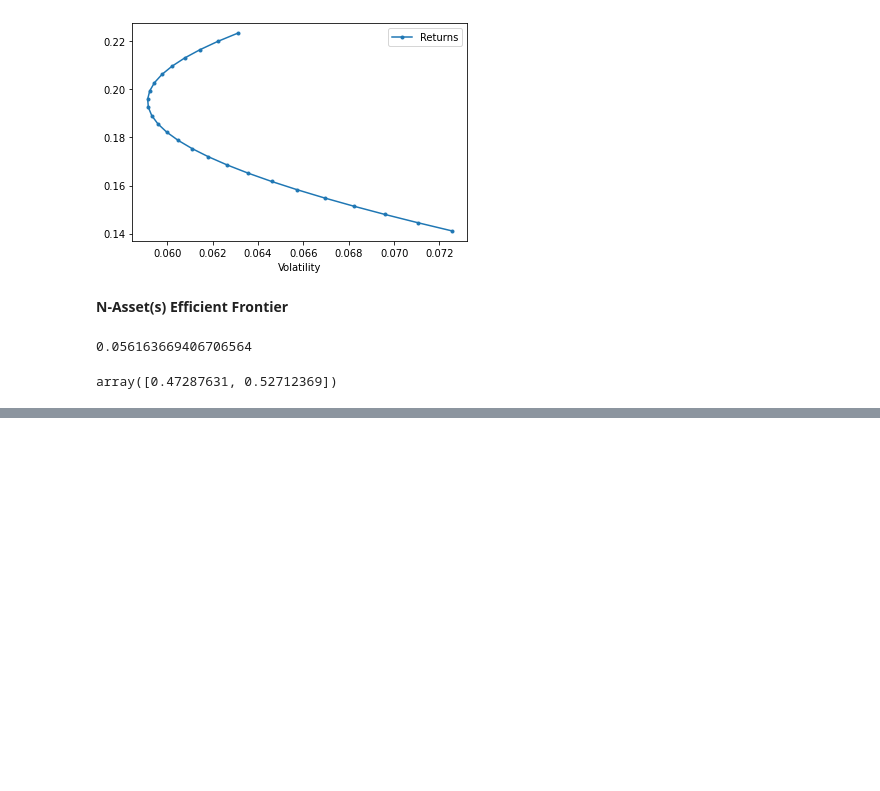
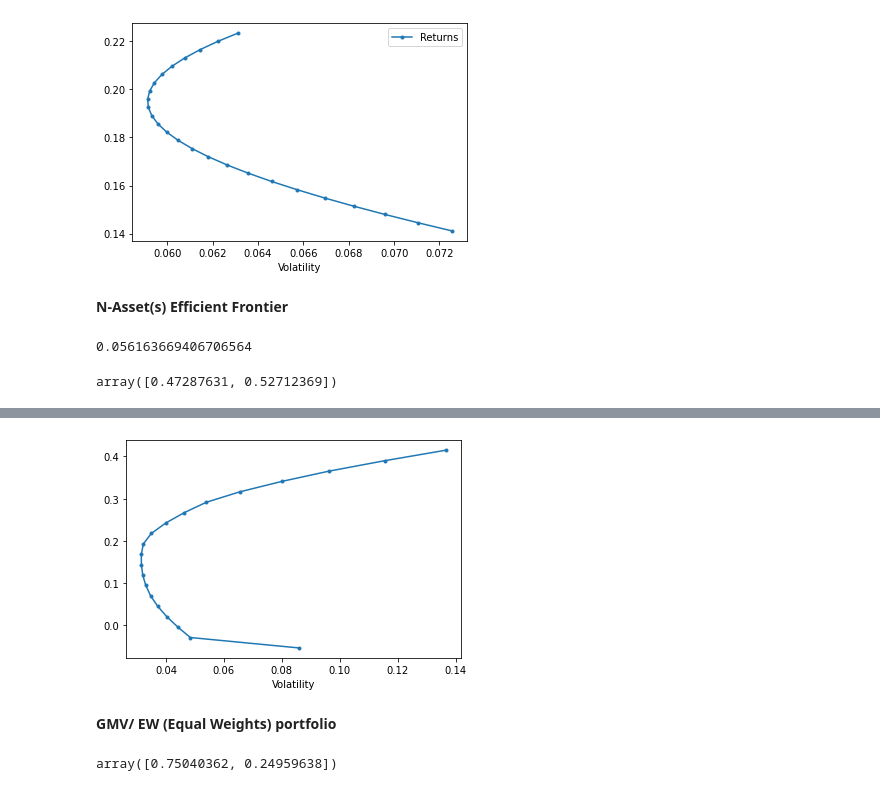
Before and after one commit to jade-lam/Coursera-EDHEC_InvMgt, a Jupyter notebook: EDHEC - Wk 2 - Intro to Portfolio Construction with Python.ipynb, the cells around one changed output, grey strips where cells are left out. Cells and saved outputs as stored; diff of their text form; code cells hidden in the pictures; blank space fills up the shorter version.

```diff
--- a/EDHEC - Wk 2 - Intro to Portfolio Construction with Python.ipynb
+++ b/EDHEC - Wk 2 - Intro to Portfolio Construction with Python.ipynb
@@ -259,0 +262,47 @@ erk.plot_ef(25, er[l], cov.loc[l,l])
+# %%
+def msr(riskfree_rate, er, cov):
+  # risk free rate + ER + COV to weights
+  n = er.shape[0]
+  init_guess = np.repeat(1/n, n)
+  bounds = ((0.0, 1.0),)*n #put a tuple of tuples
+  weights_sum_to_1= {
+      'type'  : 'eq',
+      'fun'   : lambda weights: np.sum(weights) -1
+  }
+  def neg_sharpe_ratio(weights, riskfree_rate, er, cov):
+    #return negative of sharpe ratio given weights
+    r = erk.portfolio_return(weights, er)
+    vol = erk.portfolio_vol(weights, cov)
+    return -(r-riskfree_rate)/ vol
+
+  results = minimize(neg_sharpe_ratio, init_guess,
+                     args=(riskfree_rate, er, cov,), method='SLSQP',
+                     options={'disp': False},
+                     constraints=(weights_sum_to_1),
+                     bounds=bounds)
+  return results.x
+# %%
+ind = erk.get_ind_returns()
+er = erk.annualize_rets(ind['1996':'2000'], 12)
+cov = ind['1996':'2000'].cov()
+# %%
+ax = erk.plot_ef(20, er, cov)
+#ax.set_xlim(left=0)
+rf = 0.1
+w_msr = msr(rf, er, cov)
+r_msr = erk.portfolio_return(w_msr, er)
+vol_msr = erk.portfolio_vol(w_msr, cov)
+
+#add CML
+cml_x = [0, vol_msr]
+cml_y = [rf, r_msr]
+#ax.plot(cml_x, cml_y, color='green', marker='o', linestyle='dashed')
+# %% [output]
+[figure, added]
+# %% [markdown]
+**GMV/ EW (Equal Weights) portfolio**
+# %%
+l = ['Food', 'Steel']
+erk.msr(0.1, er[l], cov.loc[l,l])
+# %% [output]
+array([0.75040362, 0.24959638])
```
Also changed, not shown: parts of 3 cells of this notebook.
